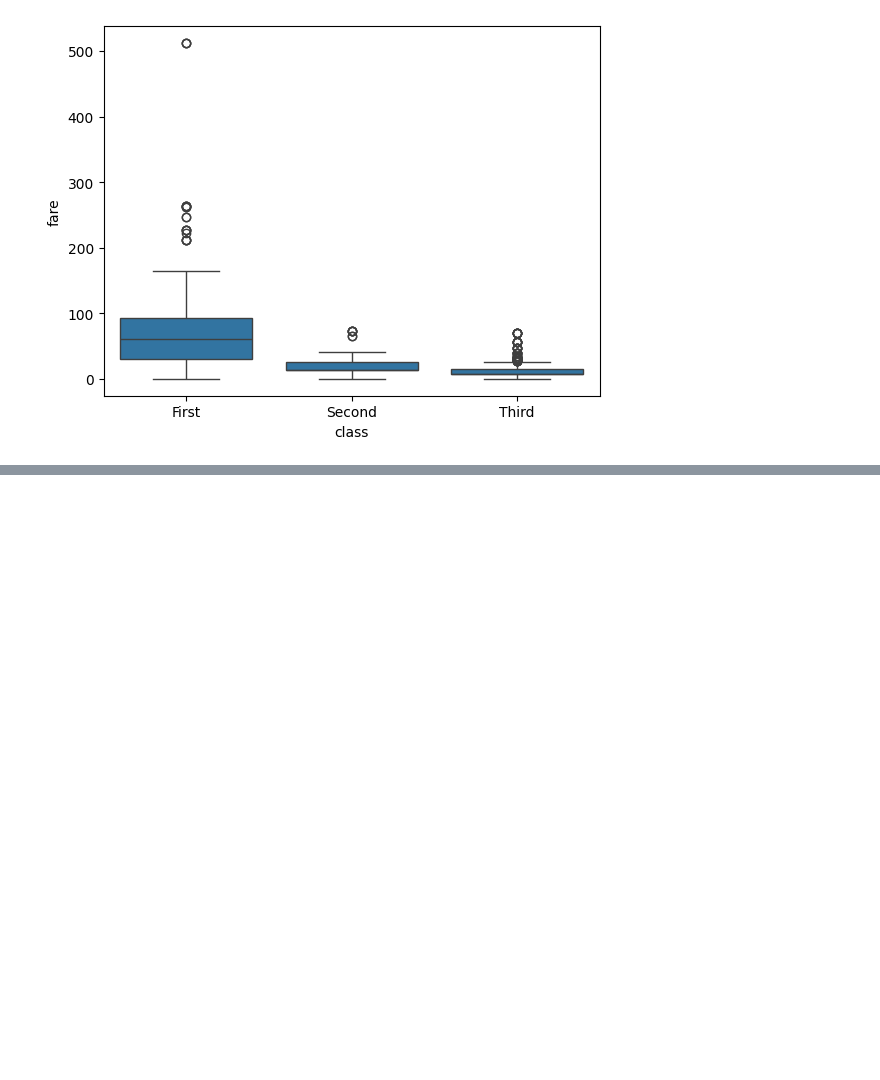
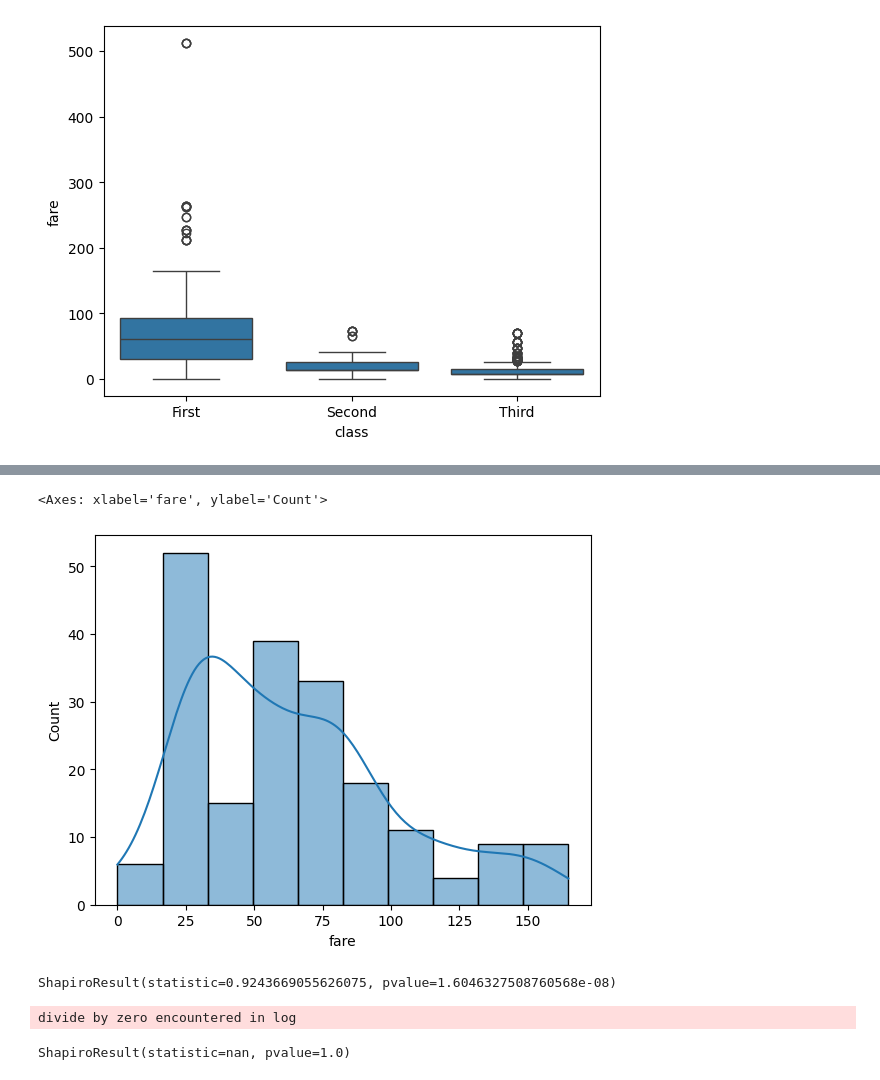
Before and after one commit to SheikhUsmanJaved/Learning-Python-for-Data-Science, a Jupyter notebook: day_14/stats_eda.ipynb, the cells around one changed output, grey strips where cells are left out. Drawn from its saved outputs; the diff is of its cells as text; code cells hidden in the pictures; blank space fills up the shorter version.

Commit message:
day_26, EDA based on stats-extended

```diff
--- a/day_14/stats_eda.ipynb
+++ b/day_14/stats_eda.ipynb
@@ -171,0 +219,16 @@ sns.boxplot(df, x='class', y='fare')
+# %%
+# Subset
+first_class = df[df['class']=="First"]
+
+#Find outliers
+Q1 = first_class['fare'].quantile(0.25)
+Q3 = first_class['fare'].quantile(0.75)
+IQR = Q3 - Q1
+IQR
+
+lower_bound = Q1 - IQR*1.5
+upper_bound = Q3 + IQR*1.5
+
+removed_outliers = first_class[(first_class['fare']>lower_bound) & (first_class['fare']<upper_bound)]
+
+removed_outliers.head()
@@ -171,0 +242,30 @@ sns.boxplot(df, x='class', y='fare')
+# %%
+sns.histplot(removed_outliers['fare'], kde=1)
+# Better than before
+# %% [output]
+<Axes: xlabel='fare', ylabel='Count'>
+[figure, added]
+# %%
+#Check shapiro test
+stats.shapiro(removed_outliers['fare'])
+
+# results are better than before.
+# %% [output]
+ShapiroResult(statistic=0.9243669055626075, pvalue=1.6046327508760568e-08)
+# %%
+df = sns.load_dataset('titanic')
+# Subset
+df['fare'] = np.log(df['fare'])
+df
+stats.shapiro(df['fare'])
+
+#Method
+
+#Code
+
+# makeplot
+
+#normal idst. test
+# %% [output]
+divide by zero encountered in log
+ShapiroResult(statistic=nan, pvalue=1.0)
```
Also changed, not shown: parts of 6 cells of this notebook.
